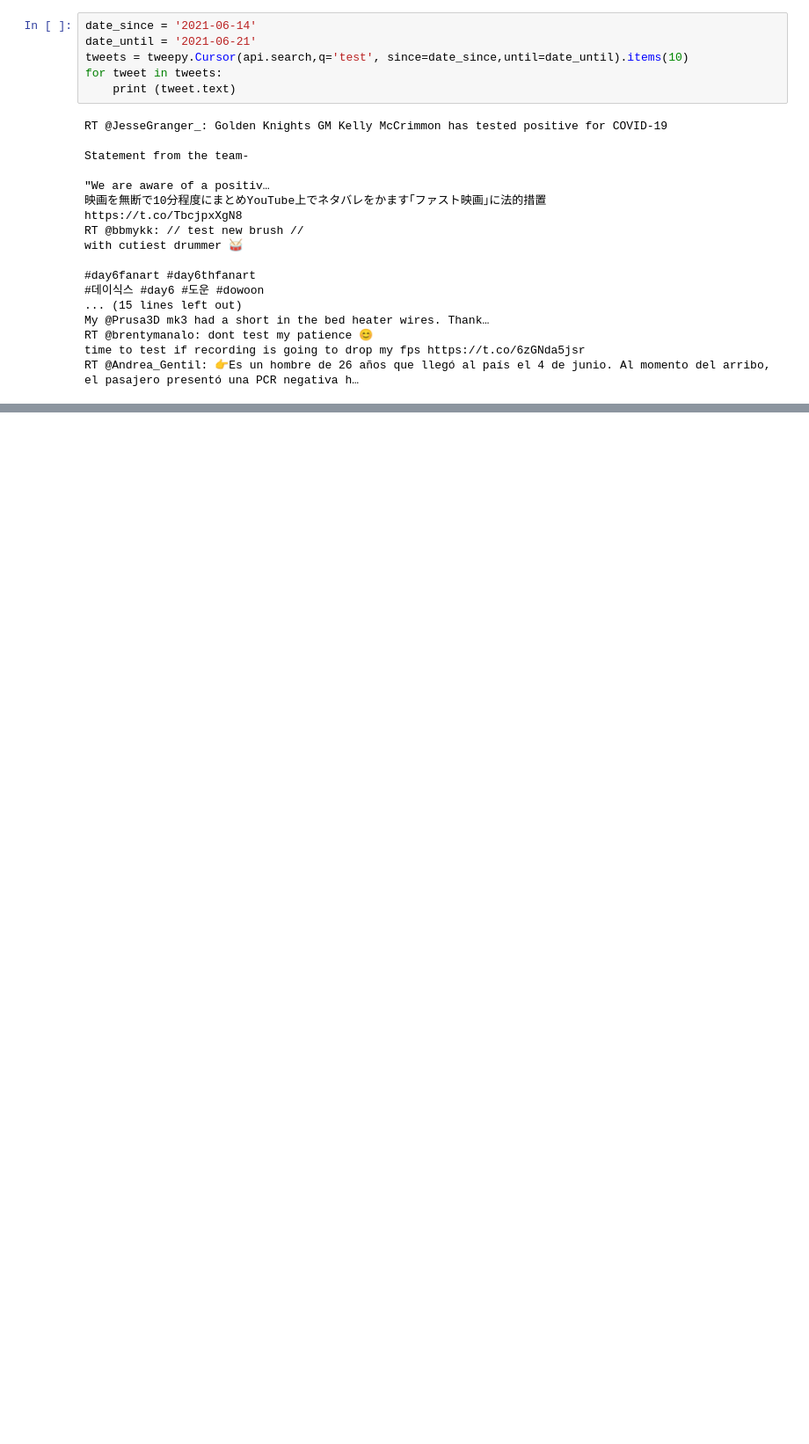
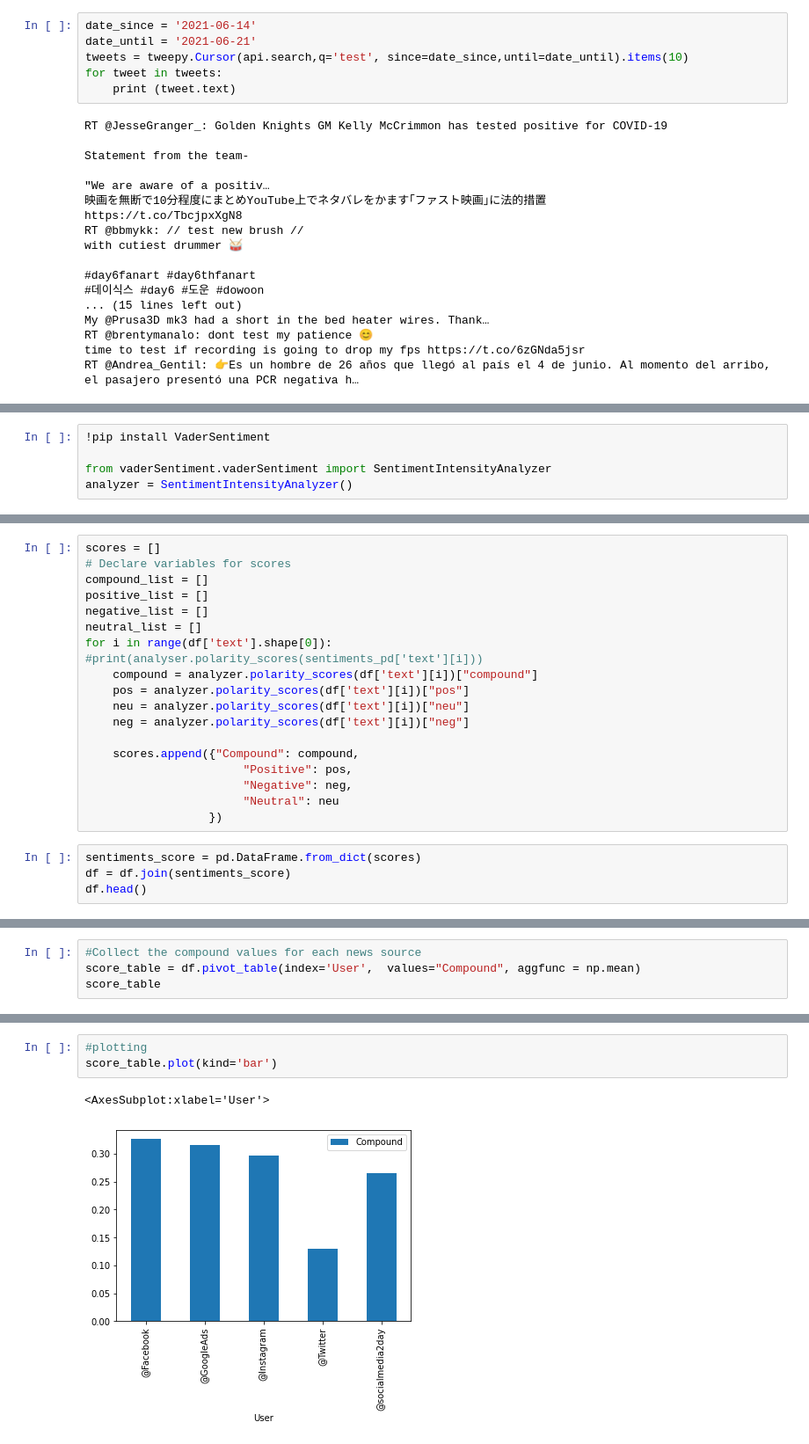
Before and after one commit to isaacm13/Twitter-Project, a Jupyter notebook: Main Code - Tweepy Project.ipynb, the cells around one changed output, grey strips where cells are left out. Shown at 88% size. Cells and saved outputs as stored; diff of their text form; blank space fills up the shorter version.

Commit message:
Twitter Sentiment Analysis portion added

```diff
--- a/Main Code - Tweepy Project.ipynb
+++ b/Main Code - Tweepy Project.ipynb
@@ -295,0 +391,5 @@ TypeError: 'Status' object is not subscriptable
+# %%
+!pip install VaderSentiment
+
+from vaderSentiment.vaderSentiment import SentimentIntensityAnalyzer
+analyzer = SentimentIntensityAnalyzer()
@@ -295,0 +403,23 @@ TypeError: 'Status' object is not subscriptable
+# %%
+scores = []
+# Declare variables for scores
+compound_list = []
+positive_list = []
+negative_list = []
+neutral_list = []
+for i in range(df['text'].shape[0]):
+#print(analyser.polarity_scores(sentiments_pd['text'][i]))
+    compound = analyzer.polarity_scores(df['text'][i])["compound"]
+    pos = analyzer.polarity_scores(df['text'][i])["pos"]
+    neu = analyzer.polarity_scores(df['text'][i])["neu"]
+    neg = analyzer.polarity_scores(df['text'][i])["neg"]
+
+    scores.append({"Compound": compound,
+                       "Positive": pos,
+                       "Negative": neg,
+                       "Neutral": neu
+                  })
+# %%
+sentiments_score = pd.DataFrame.from_dict(scores)
+df = df.join(sentiments_score)
+df.head()
@@ -295,0 +466,4 @@ TypeError: 'Status' object is not subscriptable
+# %%
+#Collect the compound values for each news source
+score_table = df.pivot_table(index='User',  values="Compound", aggfunc = np.mean)
+score_table
@@ -295,0 +478,6 @@ TypeError: 'Status' object is not subscriptable
+# %%
+#plotting
+score_table.plot(kind='bar')
+# %% [output]
+<AxesSubplot:xlabel='User'>
+[figure, added]
```
Also changed, not shown: parts of 25 cells of this notebook, 5 other files.
